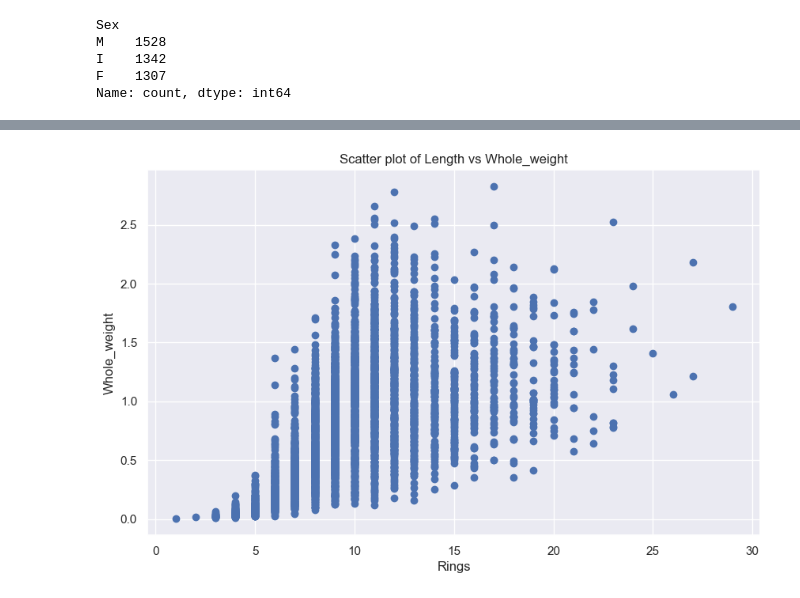
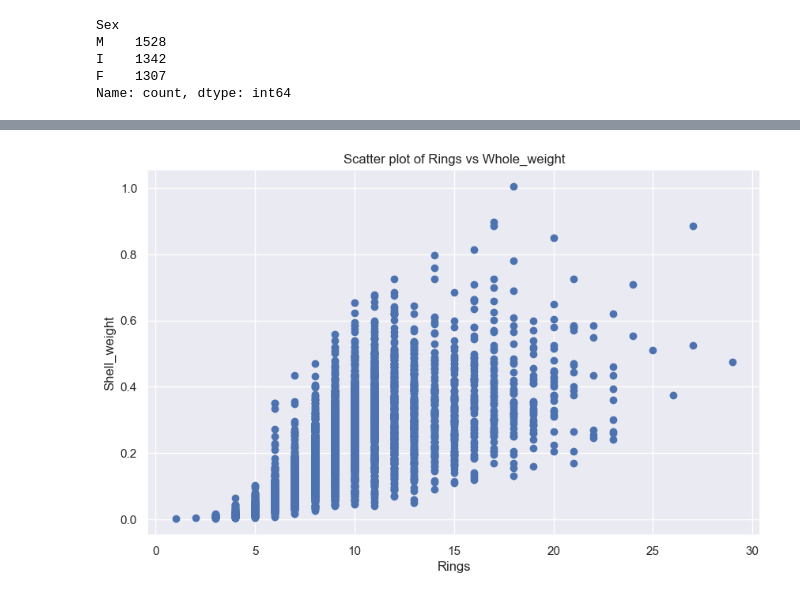
Before and after one commit to Ahshaam/Project2, a Jupyter notebook: Untitled.ipynb, the cells around one changed output, grey strips where cells are left out. Saved outputs shown, nothing was run; the diff lists cells and outputs as text; code cells hidden in the pictures.

```diff
--- a/Untitled.ipynb
+++ b/Untitled.ipynb
@@ -193,10 +253,10 @@ plt.show()
 # %%
 plt.figure(figsize=(10,6))
 
-plt.scatter(y, X['Whole_weight'])
+plt.scatter(y, X['Shell_weight'])
 plt.xlabel('Rings')
-plt.ylabel('Whole_weight')
-plt.title('Scatter plot of Length vs Whole_weight')
+plt.ylabel('Shell_weight')
+plt.title('Scatter plot of Rings vs Whole_weight')
 plt.show()
 # %% [output]
-[figure, old version]
+[figure, new version]
```
Also changed, not shown: parts of 9 cells of this notebook.
